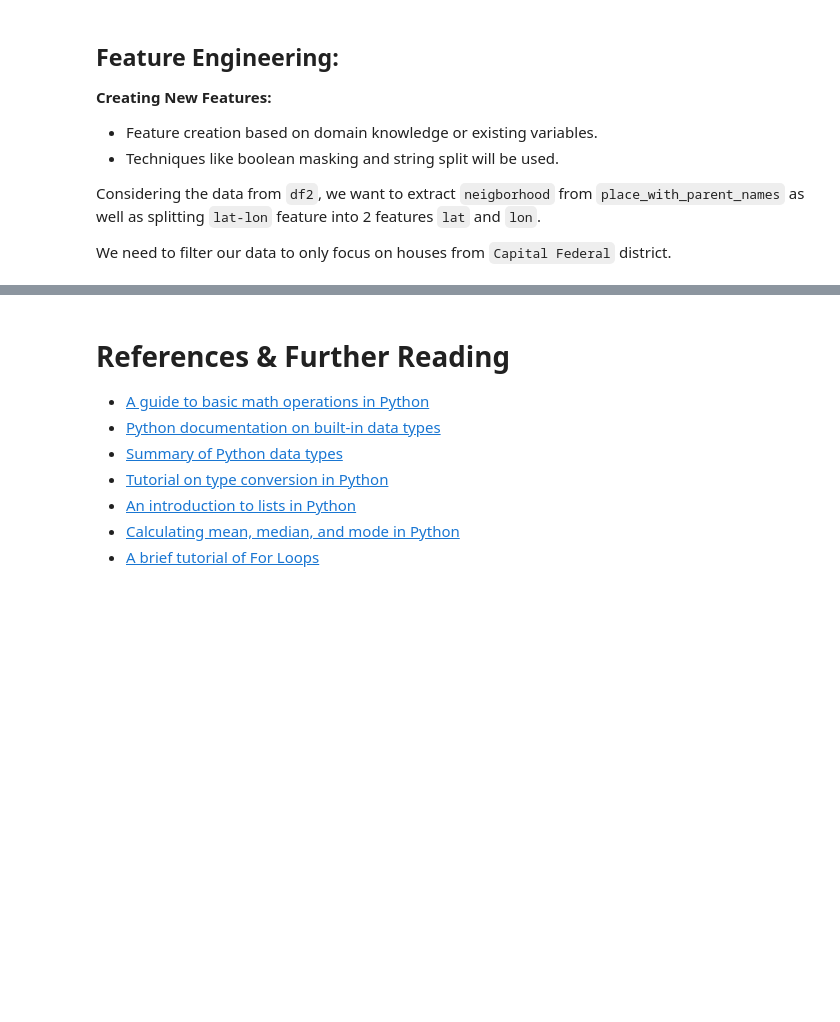
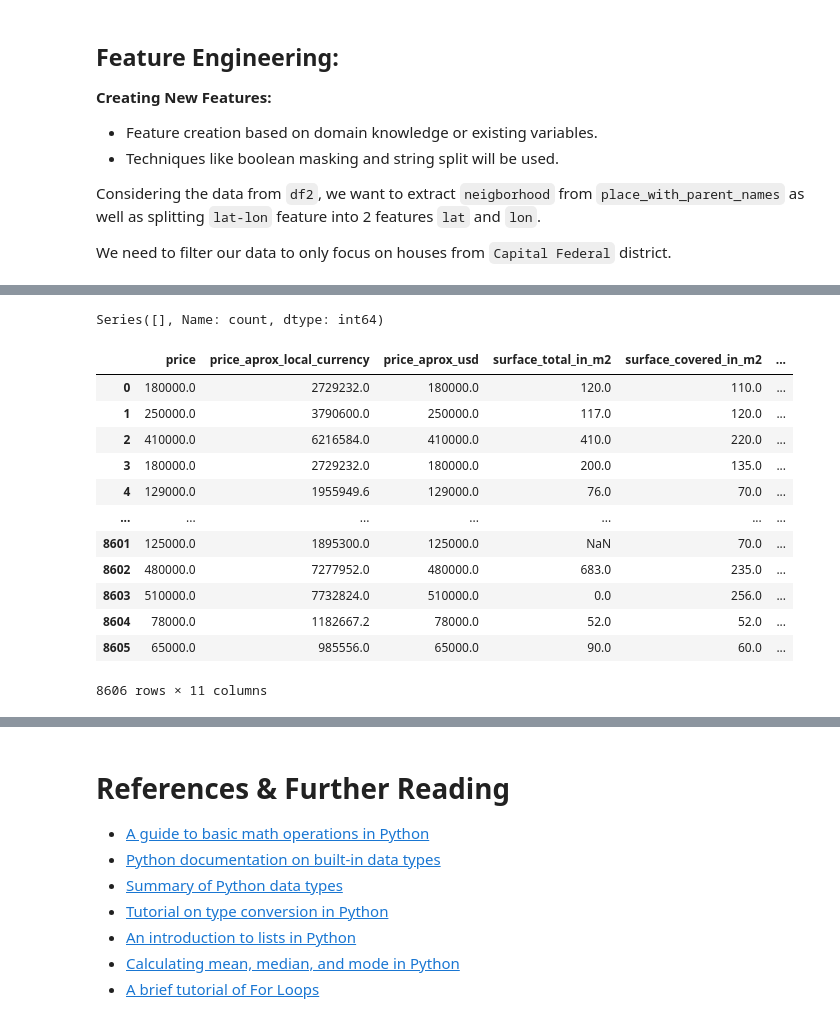
Before and after one commit to HXCLogic/Machine-Learning-382, a Jupyter notebook: lab-103-data-preparation/lab_103-data-preparation.ipynb, the cells around one changed output, grey strips where cells are left out. Cells and saved outputs as stored; diff of their text form; code cells hidden in the pictures; blank space fills up the shorter version.

```diff
--- a/lab-103-data-preparation/lab_103-data-preparation.ipynb
+++ b/lab-103-data-preparation/lab_103-data-preparation.ipynb
@@ -512,6 +565,26 @@ df4 = (
 df5 = pd.DataFrame(
     df3["place_with_parent_names"].str.split("|", expand=True)[3]
 ).set_axis(['neighborhood'], axis=1)
+# %%
+df2.select_dtypes('object').value_counts()
+# %% [output]
+Series([], Name: count, dtype: int64)
+# %%
+df2.select_dtypes('number')
+# %% [output]
+|  | price | price_aprox_local_currency | price_aprox_usd | surface_total_in_m2 | surface_covered_in_m2 | ... |
+| 0 | 180000.0 | 2729232.0 | 180000.0 | 120.0 | 110.0 | ... |
+| 1 | 250000.0 | 3790600.0 | 250000.0 | 117.0 | 120.0 | ... |
+| 2 | 410000.0 | 6216584.0 | 410000.0 | 410.0 | 220.0 | ... |
+| 3 | 180000.0 | 2729232.0 | 180000.0 | 200.0 | 135.0 | ... |
+| 4 | 129000.0 | 1955949.6 | 129000.0 | 76.0 | 70.0 | ... |
+| ... | ... | ... | ... | ... | ... | ... |
+| 8601 | 125000.0 | 1895300.0 | 125000.0 | NaN | 70.0 | ... |
+| 8602 | 480000.0 | 7277952.0 | 480000.0 | 683.0 | 235.0 | ... |
+| 8603 | 510000.0 | 7732824.0 | 510000.0 | 0.0 | 256.0 | ... |
+| 8604 | 78000.0 | 1182667.2 | 78000.0 | 52.0 | 52.0 | ... |
+| 8605 | 65000.0 | 985556.0 | 65000.0 | 90.0 | 60.0 | ... |
+8606 rows × 11 columns
 # %%
 df2['neighborhood'] = df5['neighborhood']
 df2[['lat', 'lon']] = df4
```
Also changed, not shown: parts of 8 cells of this notebook.
